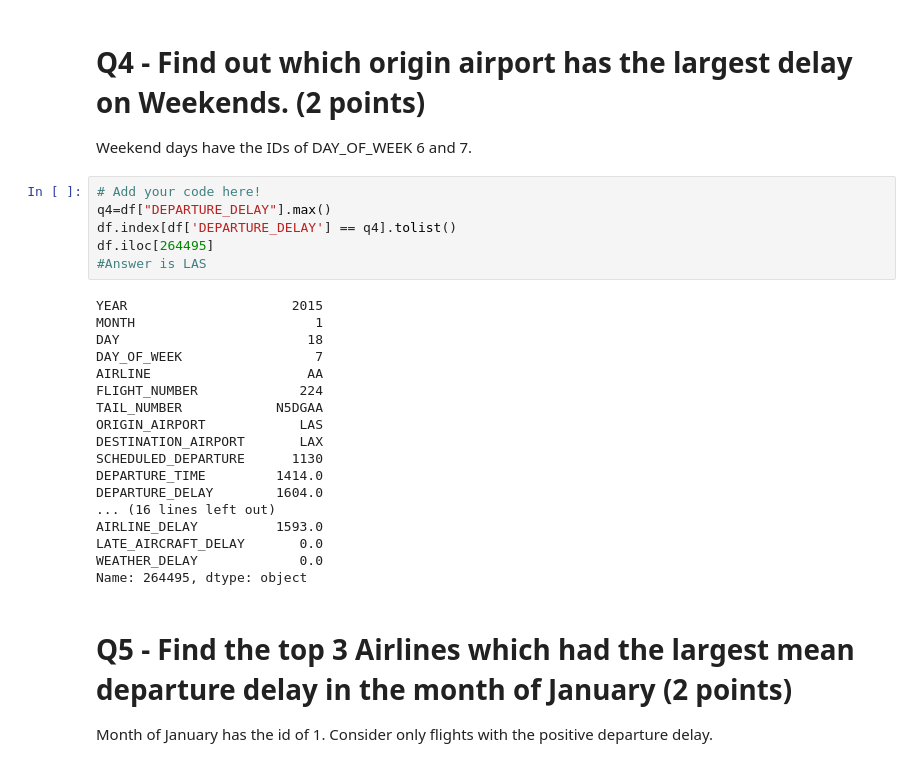
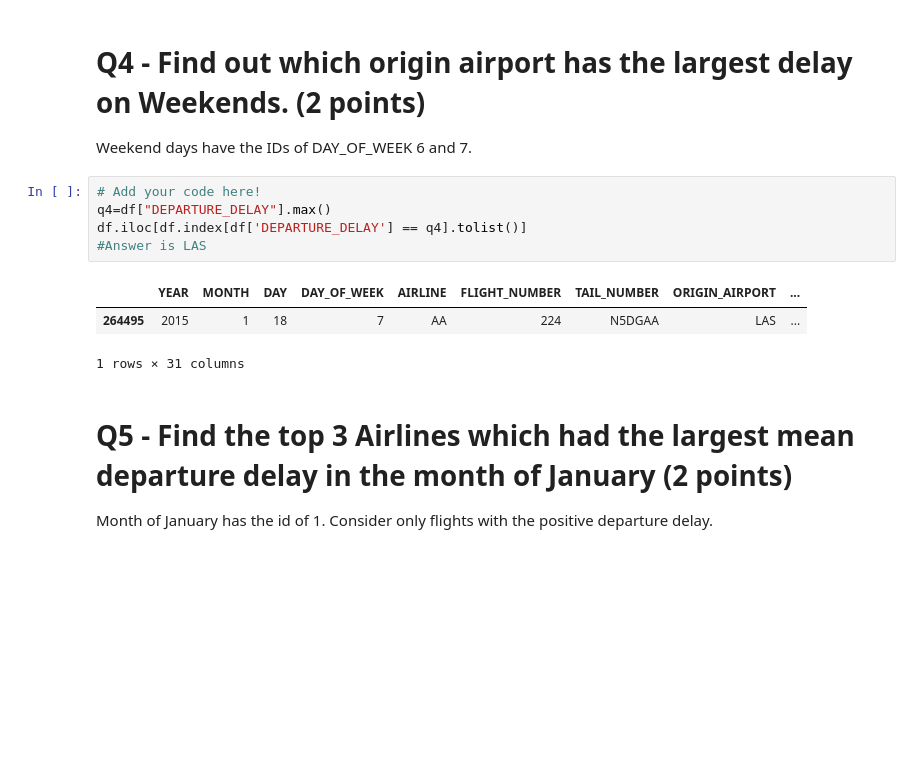
Before and after one commit to BictorFonseca/DataAnalysis, a Jupyter notebook: 329e_HW01_Spring24.ipynb, the cells around one changed output. Saved outputs shown, nothing was run; the diff lists cells and outputs as text; blank space fills up the shorter version.

```diff
--- a/329e_HW01_Spring24.ipynb
+++ b/329e_HW01_Spring24.ipynb
@@ -128,27 +120,12 @@ Weekend days have the IDs of DAY_OF_WEEK 6 and 7.
 # %%
 # Add your code here!
 q4=df["DEPARTURE_DELAY"].max()
-df.index[df['DEPARTURE_DELAY'] == q4].tolist()
-df.iloc[264495]
+df.iloc[df.index[df['DEPARTURE_DELAY'] == q4].tolist()]
 #Answer is LAS
 # %% [output]
+|  | YEAR | MONTH | DAY | DAY_OF_WEEK | AIRLINE | FLIGHT_NUMBER | TAIL_NUMBER | ORIGIN_AIRPORT | ... |
+| 264495 | 2015 | 1 | 18 | 7 | AA | 224 | N5DGAA | LAS | ... |
-YEAR                     2015
-MONTH                       1
-DAY                        18
-DAY_OF_WEEK                 7
-AIRLINE                    AA
-FLIGHT_NUMBER             224
-TAIL_NUMBER            N5DGAA
-ORIGIN_AIRPORT            LAS
-DESTINATION_AIRPORT       LAX
-SCHEDULED_DEPARTURE      1130
-DEPARTURE_TIME         1414.0
-DEPARTURE_DELAY        1604.0
-... (16 lines left out)
-AIRLINE_DELAY          1593.0
-LATE_AIRCRAFT_DELAY       0.0
-WEATHER_DELAY             0.0
-Name: 264495, dtype: object
+1 rows × 31 columns
 # %% [markdown]
 # Q5 - Find the top 3 Airlines which had the largest mean departure delay in the month of January (2 points)
 Month of January has the id of 1. Consider only flights with the positive departure delay.
```
Also changed, not shown: parts of 8 cells of this notebook.
